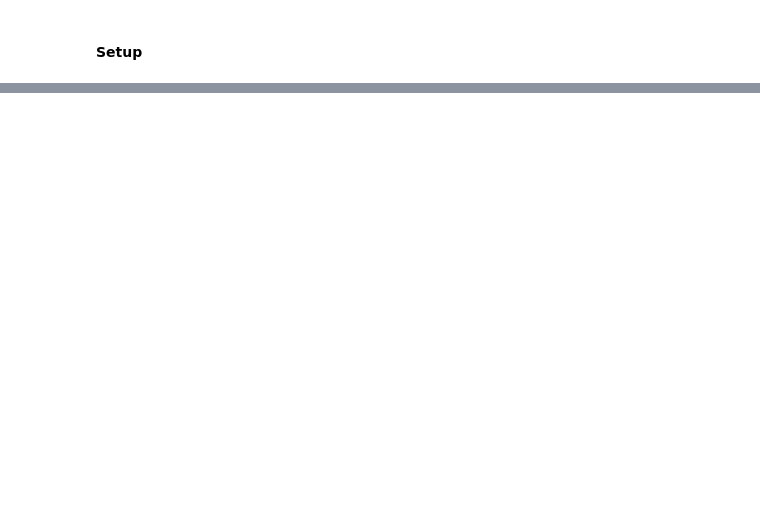
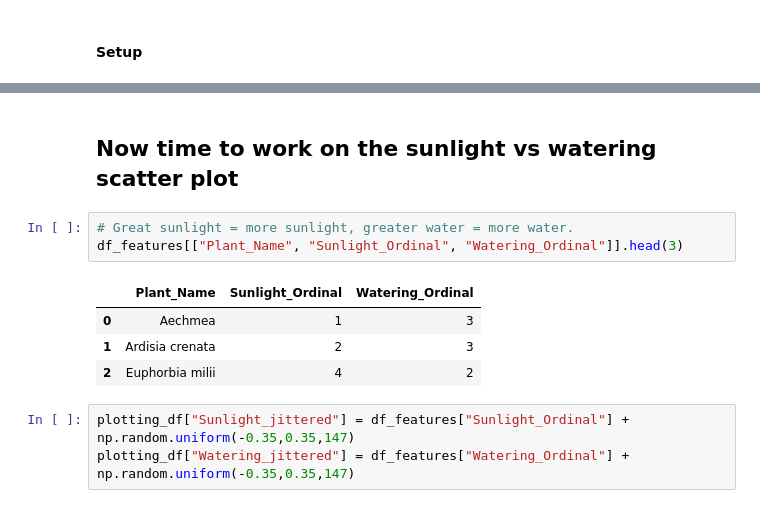
Before and after one commit to RMCrean/House_Plant_Recommender, a Jupyter notebook: Step3_Dimensionality_Reduction.ipynb, the cells around one changed output, grey strips where cells are left out. Saved outputs shown, nothing was run; the diff lists cells and outputs as text; blank space fills up the shorter version.

Commit message:
Create all scatter graph variants for app.

```diff
--- a/Step3_Dimensionality_Reduction.ipynb
+++ b/Step3_Dimensionality_Reduction.ipynb
@@ -36,0 +136,13 @@ t-sne?
+# %% [markdown]
+## Now time to work on the sunlight vs watering scatter plot
+# %%
+# Great sunlight = more sunlight, greater water = more water.
+df_features[["Plant_Name", "Sunlight_Ordinal", "Watering_Ordinal"]].head(3)
+# %% [output]
+|  | Plant_Name | Sunlight_Ordinal | Watering_Ordinal |
+| 0 | Aechmea | 1 | 3 |
+| 1 | Ardisia crenata | 2 | 3 |
+| 2 | Euphorbia milii | 4 | 2 |
+# %%
+plotting_df["Sunlight_jittered"] = df_features["Sunlight_Ordinal"] + np.random.uniform(-0.35,0.35,147)
+plotting_df["Watering_jittered"] = df_features["Watering_Ordinal"] + np.random.uniform(-0.35,0.35,147)
```
Also changed, not shown: parts of 16 cells of this notebook.
